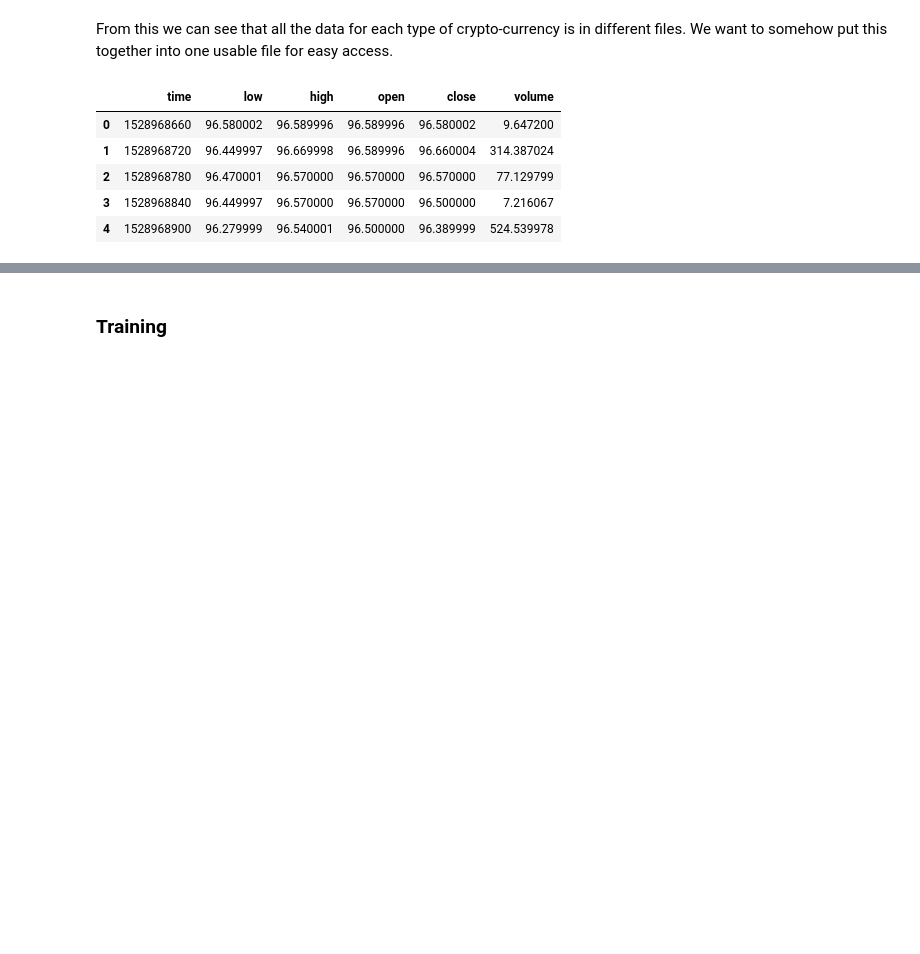
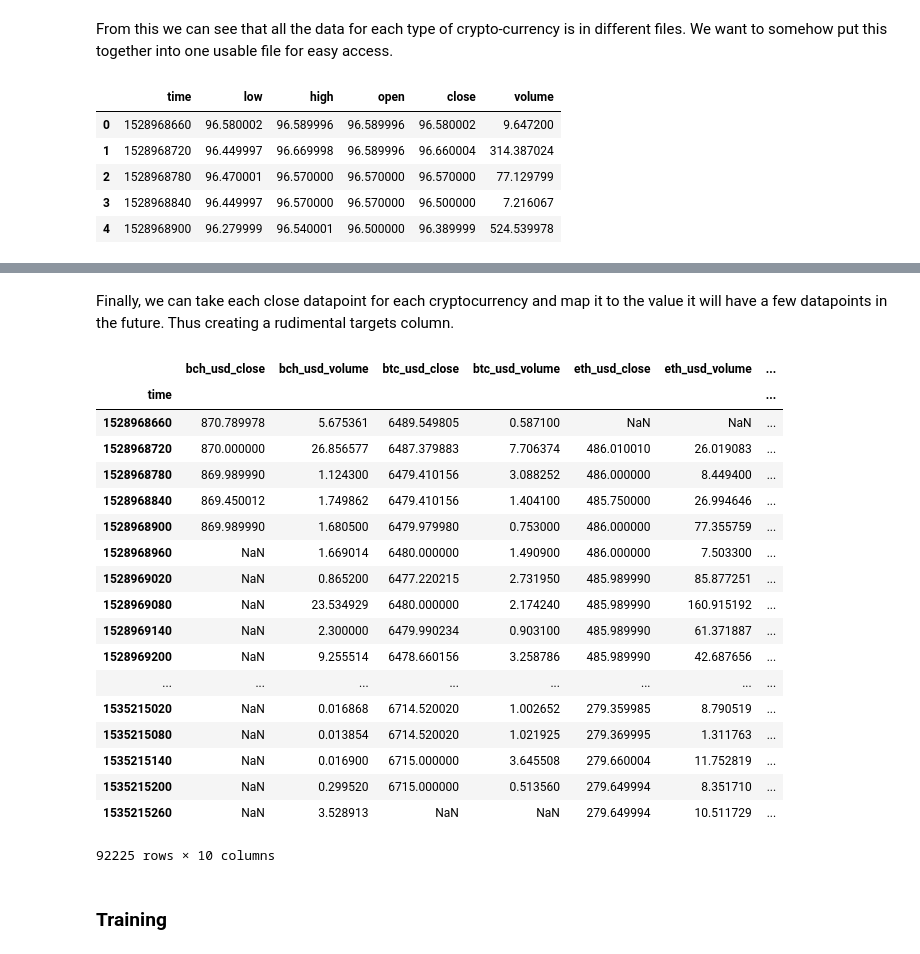
Before and after one commit to RajatRasal/Crypto_RNN, a Jupyter notebook: RNN_time_series.ipynb, the cells around one changed output, grey strips where cells are left out. Drawn from its saved outputs; the diff is of its cells as text; code cells hidden in the pictures; blank space fills up the shorter version.

```diff
--- a/RNN_time_series.ipynb
+++ b/RNN_time_series.ipynb
@@ -72,6 +76,36 @@ Main dataframe size:(92225, 8)
 | 1528968780 | 870.099976 | 1.124300 | 6479.410156 | 3.088252 | 486.00000 | 8.449400 | ... |
 | 1528968840 | 870.789978 | 1.749862 | 6479.410156 | 1.404100 | 485.75000 | 26.994646 | ... |
 | 1528968900 | 870.000000 | 1.680500 | 6479.979980 | 0.753000 | 486.00000 | 77.355759 | ... |
+# %% [markdown]
+Finally, we can take each close datapoint for each cryptocurrency and map it to the value it will have a few datapoints in the future. Thus creating a rudimental targets column.
+# %%
+import numpy as np
+
+close_cols = [ratio for ratio in ratios]
+ratio_to_predict = close_cols[0]
+r = f"{ratio_to_predict}_future"
+main_df[r] = main_df[f"{ratio_to_predict}_close"].shift(-3).head()
+main_df
+# %% [output]
+|  | bch_usd_close | bch_usd_volume | btc_usd_close | btc_usd_volume | eth_usd_close | eth_usd_volume | ... |
+| time |  |  |  |  |  |  | ... |
+| 1528968660 | 870.789978 | 5.675361 | 6489.549805 | 0.587100 | NaN | NaN | ... |
+| 1528968720 | 870.000000 | 26.856577 | 6487.379883 | 7.706374 | 486.010010 | 26.019083 | ... |
+| 1528968780 | 869.989990 | 1.124300 | 6479.410156 | 3.088252 | 486.000000 | 8.449400 | ... |
+| 1528968840 | 869.450012 | 1.749862 | 6479.410156 | 1.404100 | 485.750000 | 26.994646 | ... |
+| 1528968900 | 869.989990 | 1.680500 | 6479.979980 | 0.753000 | 486.000000 | 77.355759 | ... |
+| 1528968960 | NaN | 1.669014 | 6480.000000 | 1.490900 | 486.000000 | 7.503300 | ... |
+| 1528969020 | NaN | 0.865200 | 6477.220215 | 2.731950 | 485.989990 | 85.877251 | ... |
+| 1528969080 | NaN | 23.534929 | 6480.000000 | 2.174240 | 485.989990 | 160.915192 | ... |
+| 1528969140 | NaN | 2.300000 | 6479.990234 | 0.903100 | 485.989990 | 61.371887 | ... |
+| 1528969200 | NaN | 9.255514 | 6478.660156 | 3.258786 | 485.989990 | 42.687656 | ... |
+| ... | ... | ... | ... | ... | ... | ... | ... |
+| 1535215020 | NaN | 0.016868 | 6714.520020 | 1.002652 | 279.359985 | 8.790519 | ... |
+| 1535215080 | NaN | 0.013854 | 6714.520020 | 1.021925 | 279.369995 | 1.311763 | ... |
+| 1535215140 | NaN | 0.016900 | 6715.000000 | 3.645508 | 279.660004 | 11.752819 | ... |
+| 1535215200 | NaN | 0.299520 | 6715.000000 | 0.513560 | 279.649994 | 8.351710 | ... |
+| 1535215260 | NaN | 3.528913 | NaN | NaN | 279.649994 | 10.511729 | ... |
+92225 rows × 10 columns
 # %%
 n_steps = 28 # Number of layers in the RNN
 n_inputs = 28 # Number of recurrent neurons at each layer
```
Also changed, not shown: parts of 5 cells of this notebook.
